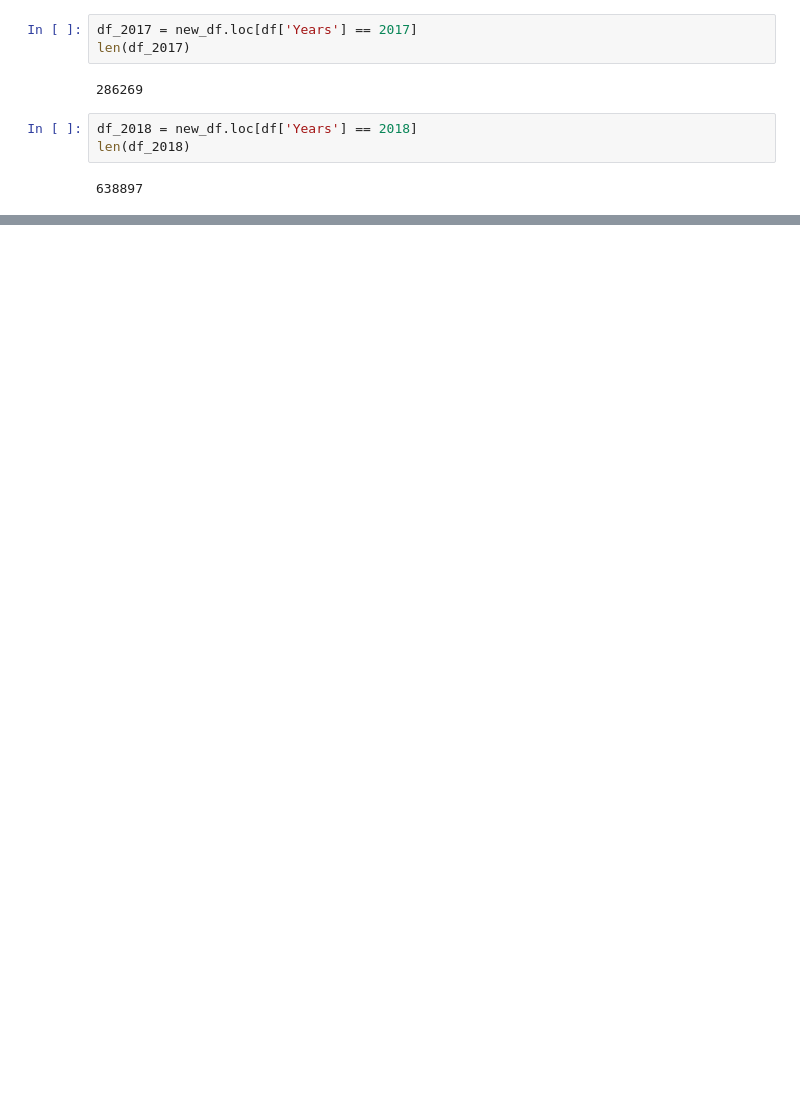
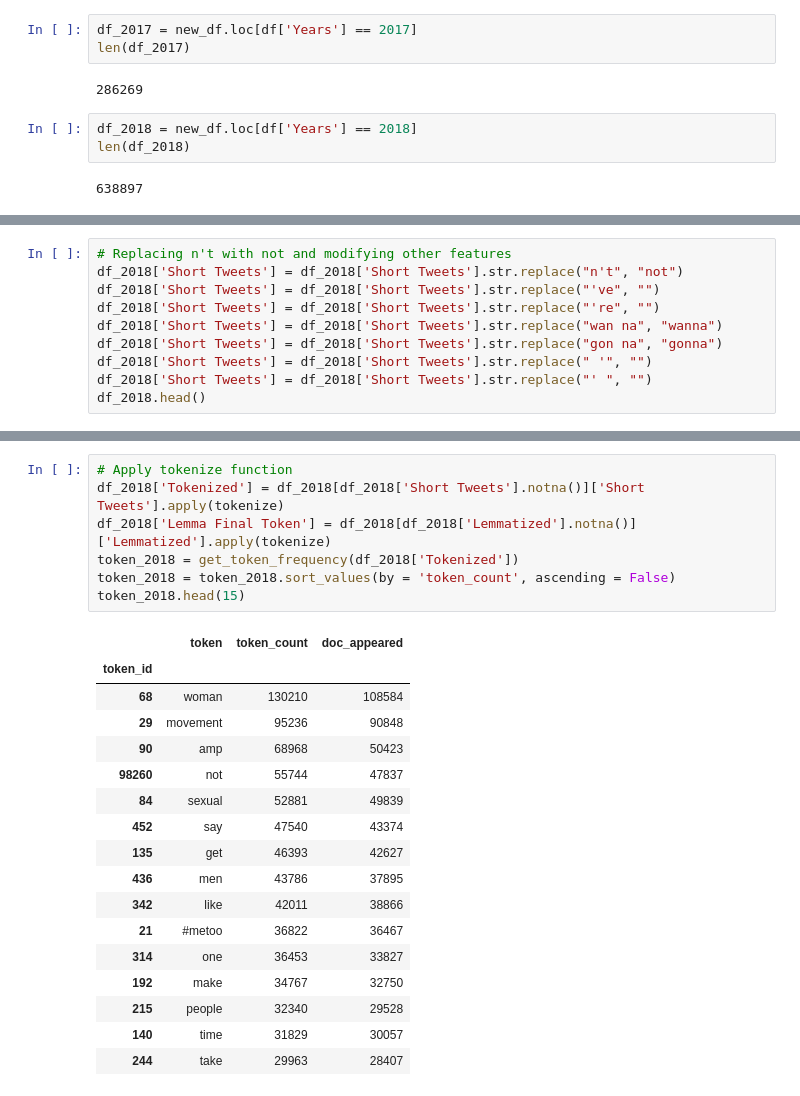
Before and after one commit to shilpakancharla/metoo-classification, a Jupyter notebook: Exploration.ipynb, the cells around one changed output, grey strips where cells are left out. Drawn from its saved outputs; the diff is of its cells as text; blank space fills up the shorter version.

```diff
--- a/Exploration.ipynb
+++ b/Exploration.ipynb
@@ -68,0 +125,10 @@ len(df_2019)
+# %%
+# Replacing n't with not and modifying other features
+df_2018['Short Tweets'] = df_2018['Short Tweets'].str.replace("n't", "not")
+df_2018['Short Tweets'] = df_2018['Short Tweets'].str.replace("'ve", "")
+df_2018['Short Tweets'] = df_2018['Short Tweets'].str.replace("'re", "")
+df_2018['Short Tweets'] = df_2018['Short Tweets'].str.replace("wan na", "wanna")
+df_2018['Short Tweets'] = df_2018['Short Tweets'].str.replace("gon na", "gonna")
+df_2018['Short Tweets'] = df_2018['Short Tweets'].str.replace(" '", "")
+df_2018['Short Tweets'] = df_2018['Short Tweets'].str.replace("' ", "")
+df_2018.head()
@@ -68,0 +142,25 @@ len(df_2019)
+# %%
+# Apply tokenize function
+df_2018['Tokenized'] = df_2018[df_2018['Short Tweets'].notna()]['Short Tweets'].apply(tokenize)
+df_2018['Lemma Final Token'] = df_2018[df_2018['Lemmatized'].notna()]['Lemmatized'].apply(tokenize)
+token_2018 = get_token_frequency(df_2018['Tokenized'])
+token_2018 = token_2018.sort_values(by = 'token_count', ascending = False)
+token_2018.head(15)
+# %% [output]
+|  | token | token_count | doc_appeared |
+| token_id |  |  |  |
+| 68 | woman | 130210 | 108584 |
+| 29 | movement | 95236 | 90848 |
+| 90 | amp | 68968 | 50423 |
+| 98260 | not | 55744 | 47837 |
+| 84 | sexual | 52881 | 49839 |
+| 452 | say | 47540 | 43374 |
+| 135 | get | 46393 | 42627 |
+| 436 | men | 43786 | 37895 |
+| 342 | like | 42011 | 38866 |
+| 21 | #metoo | 36822 | 36467 |
+| 314 | one | 36453 | 33827 |
+| 192 | make | 34767 | 32750 |
+| 215 | people | 32340 | 29528 |
+| 140 | time | 31829 | 30057 |
+| 244 | take | 29963 | 28407 |
```
Also changed, not shown: parts of 18 cells of this notebook.
